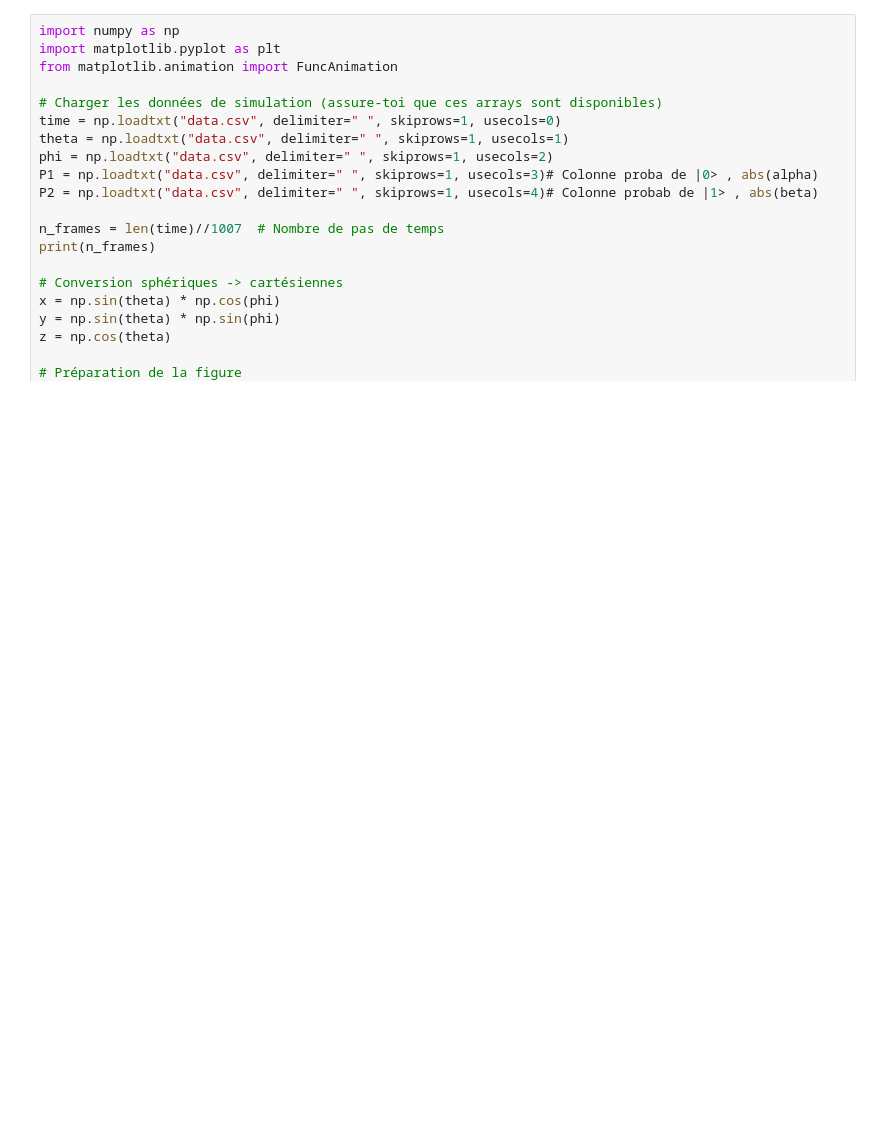
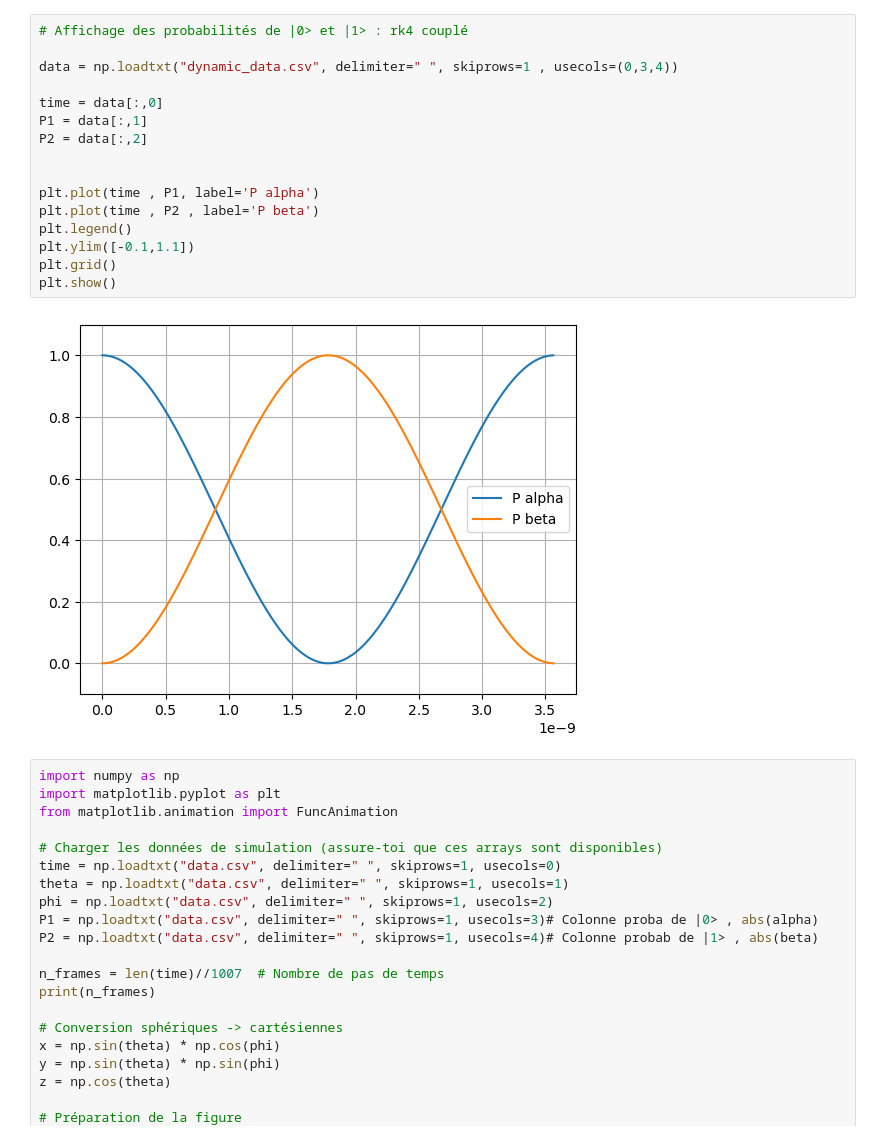
Before and after one commit to Gepepe91/projet_qubit, a Jupyter notebook: synchronisation classes/visualisation.ipynb, the cells around one changed output. Cells and saved outputs as stored; diff of their text form; blank space fills up the shorter version.

Commit message:
Mise en place du rk4 couplé

```diff
--- a/synchronisation classes/visualisation.ipynb
+++ b/synchronisation classes/visualisation.ipynb
@@ -23,3 +23,21 @@ plt.show()
+# %%
+# Affichage des probabilités de |0> et |1> : rk4 couplé
+
+data = np.loadtxt("dynamic_data.csv", delimiter=" ", skiprows=1 , usecols=(0,3,4))
+
+time = data[:,0]
+P1 = data[:,1]
+P2 = data[:,2]
+
+
+plt.plot(time , P1, label='P alpha')
+plt.plot(time , P2 , label='P beta')
+plt.legend()
+plt.ylim([-0.1,1.1])
+plt.grid()
+plt.show()
+# %% [output]
+[figure, added]
 # %%
 import numpy as np
 import matplotlib.pyplot as plt
```
Also changed, not shown: parts of 1 cell of this notebook, 29 other files.
